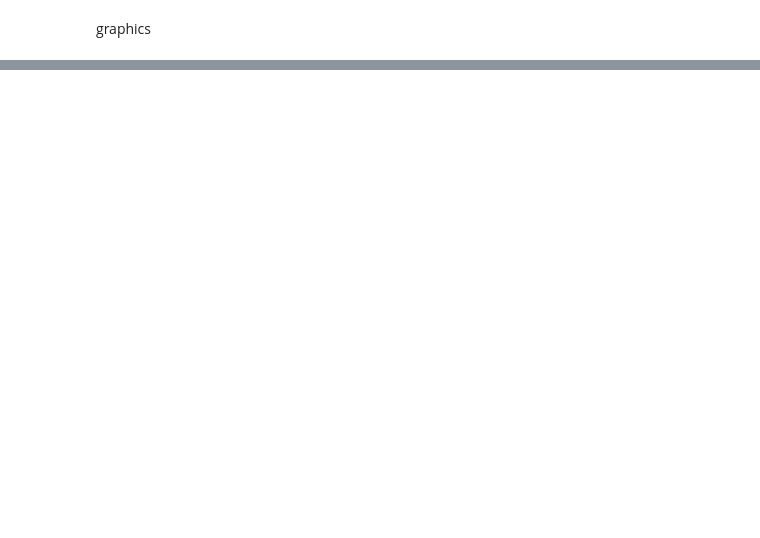
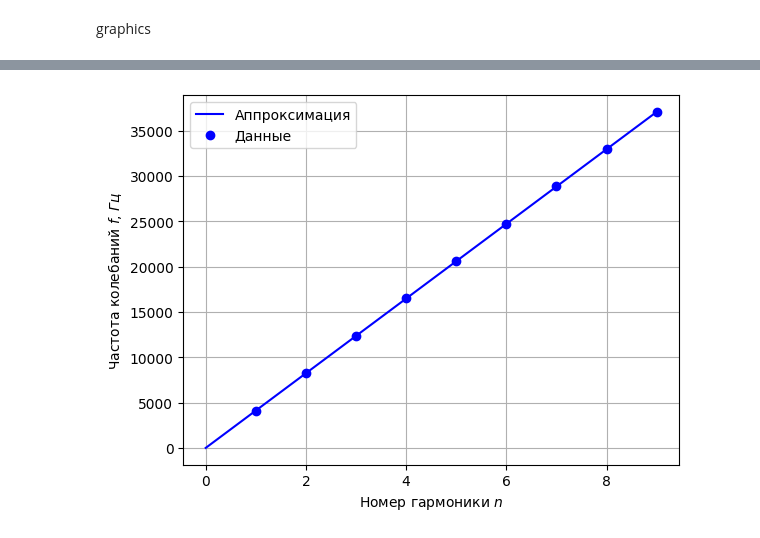
Before and after one commit to eg0rmeister/Labi, a Jupyter notebook: 1.4.8/thong.ipynb, the cells around one changed output, grey strips where cells are left out. Saved outputs shown, nothing was run; the diff lists cells and outputs as text; code cells hidden in the pictures; blank space fills up the shorter version.

```diff
--- a/1.4.8/thong.ipynb
+++ b/1.4.8/thong.ipynb
@@ -146,6 +155,6 @@ $y = kx\\$
 # %%
-y = mean_omegas
-x = M
+y = f
+x = N
 
 mean_xy = np.mean(x * y)
 mean_x = np.mean(x)
@@ -153,6 +162,6 @@ mean_x2 = np.mean(x**2)
 mean_y = np.mean(y)
 mean_y2 = np.mean(y**2)
 # %%
-k = (mean_xy)/(mean_x2)
+k = (mean_xy - mean_x*mean_y)/(mean_x2 - mean_x**2)
 k
 # %% [output]
@@ -159,0 +169,3 @@ k
+# %%
+b = mean_y - k * mean_x
+b
@@ -376,0 +200,9 @@ sigma_M_frict / M_frict
+# %%
+plt.plot((0, 9), (0, k*9 + b), "b")
+plt.plot(x, y, "bo")
+plt.legend(["Аппроксимация", "Данные"])
+plt.xlabel("Номер гармоники $%s$"%("n"))
+plt.ylabel("Частота колебаний $%s$, $%s$"%("f", "Гц"))
+plt.grid()
+# %% [output]
+[figure, added]
```
Also changed, not shown: parts of 50 cells of this notebook, 5 other files.
